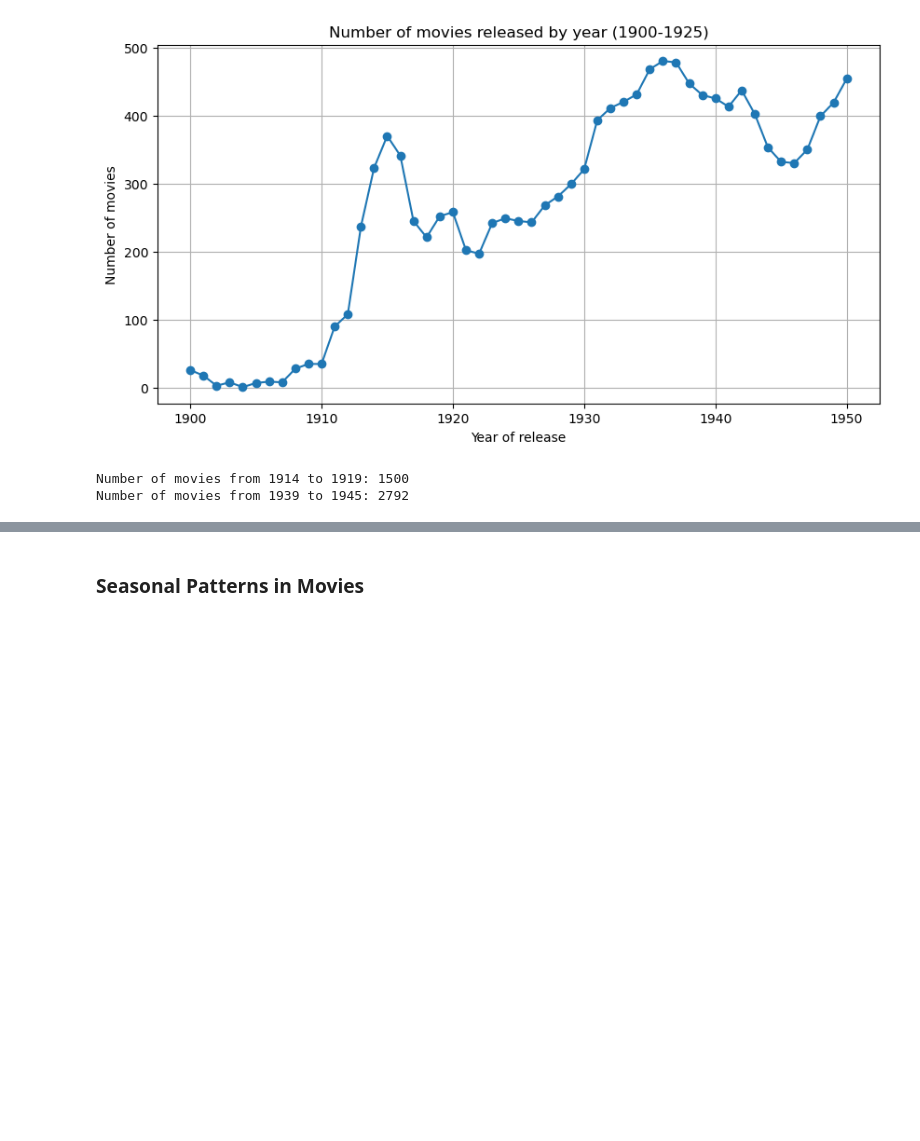
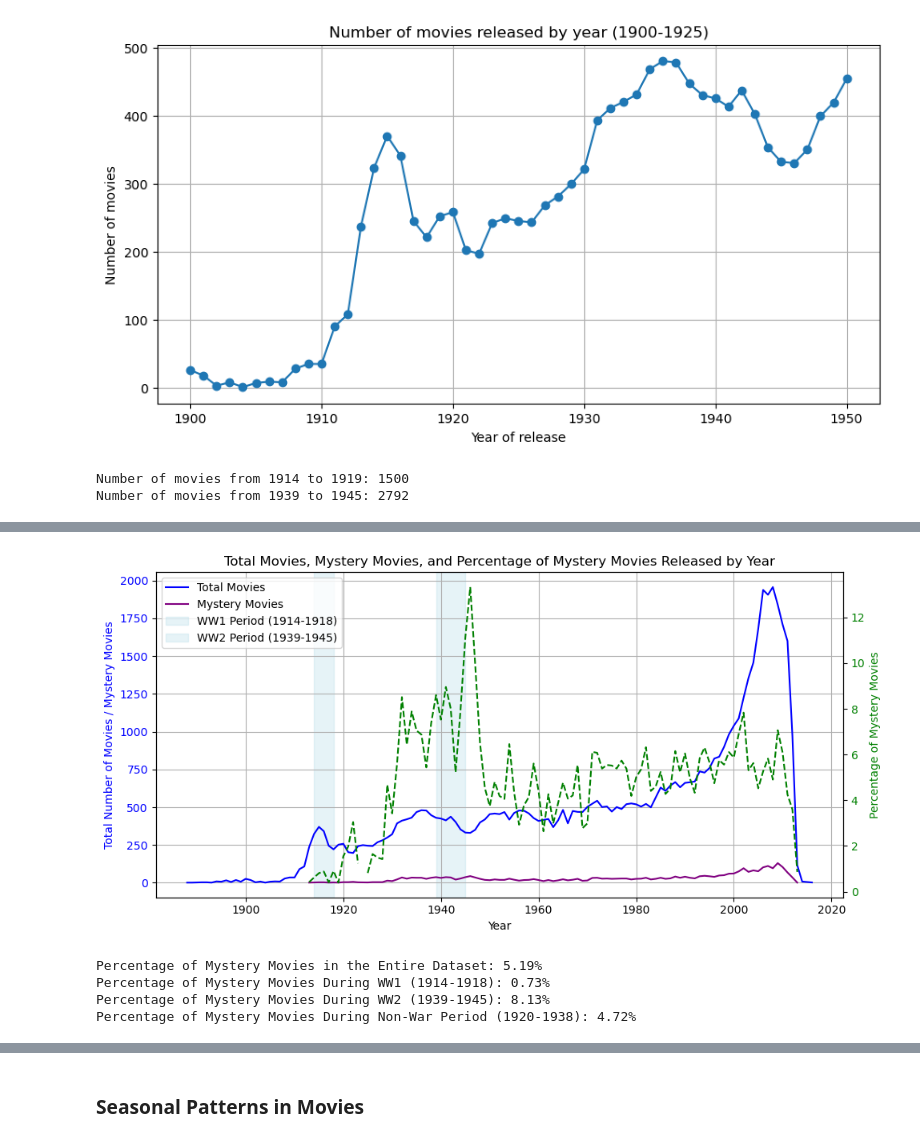
Before and after one commit to epfl-ada/ada-2024-project-semex24, a Jupyter notebook: results.ipynb, the cells around one changed output, grey strips where cells are left out. Drawn from its saved outputs; the diff is of its cells as text; code cells hidden in the pictures; blank space fills up the shorter version.

```diff
--- a/results.ipynb
+++ b/results.ipynb
@@ -220,0 +254,11 @@ Number of movies from 1939 to 1945: 2792
+# %%
+mystery_movies_timeline(movies_df)
+# %% [output]
+[figure, added]
+# %%
+mystery_movies_info(movies_df)
+# %% [output]
+Percentage of Mystery Movies in the Entire Dataset: 5.19%
+Percentage of Mystery Movies During WW1 (1914-1918): 0.73%
+Percentage of Mystery Movies During WW2 (1939-1945): 8.13%
+Percentage of Mystery Movies During Non-War Period (1920-1938): 4.72%
```
Also changed, not shown: parts of 46 cells of this notebook, 1 other file.
